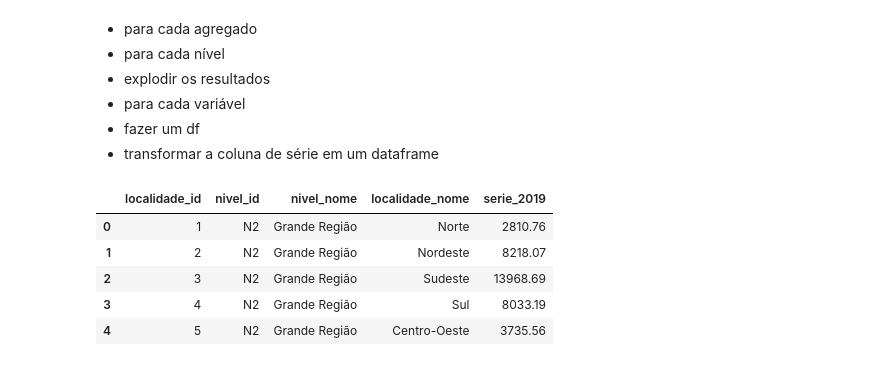
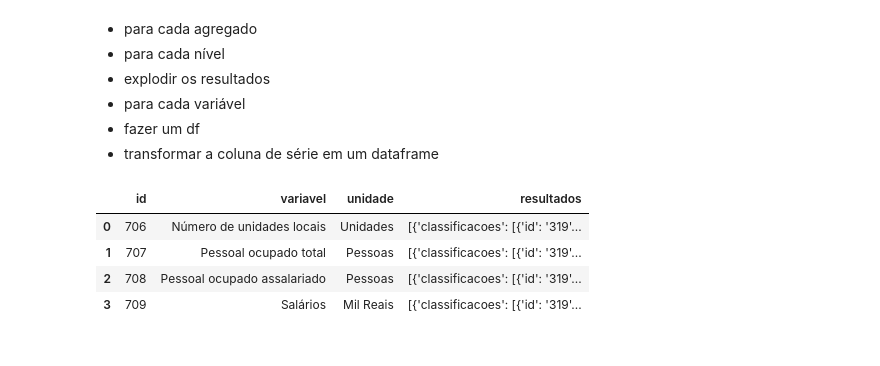
Before and after one commit to GDevigili/TCC-IBGE, a Jupyter notebook: src/datasets/agregados_carga.ipynb, the cells around one changed output. Saved outputs shown, nothing was run; the diff lists cells and outputs as text; code cells hidden in the pictures.

```diff
--- a/src/datasets/agregados_carga.ipynb
+++ b/src/datasets/agregados_carga.ipynb
@@ -146,14 +182,14 @@ df_metadata['classificacoes'][2];
 + fazer um df
 + transformar a coluna de série em um dataframe
 # %%
-agregado = 8418
+agregado = 1734
 nivel = 'N2' #[N2, N6, N3]	[N23, N132]
 url = f'https://servicodados.ibge.gov.br/api/v3/agregados/{agregado}/variaveis?localidades={nivel}[all]'
-make_df(make_df(get_request_json(url)).explode('resultados')['resultados'][0]['series'])
-# %% [output]
-|  | localidade_id | nivel_id | nivel_nome | localidade_nome | serie_2019 |
-| 0 | 1 | N2 | Grande Região | Norte | 2810.76 |
-| 1 | 2 | N2 | Grande Região | Nordeste | 8218.07 |
-| 2 | 3 | N2 | Grande Região | Sudeste | 13968.69 |
-| 3 | 4 | N2 | Grande Região | Sul | 8033.19 |
-| 4 | 5 | N2 | Grande Região | Centro-Oeste | 3735.56 |
+# %%
+make_df(get_request_json(url))
+# %% [output]
+|  | id | variavel | unidade | resultados |
+| 0 | 706 | Número de unidades locais | Unidades | [{'classificacoes': [{'id': '319'... |
+| 1 | 707 | Pessoal ocupado total | Pessoas | [{'classificacoes': [{'id': '319'... |
+| 2 | 708 | Pessoal ocupado assalariado | Pessoas | [{'classificacoes': [{'id': '319'... |
+| 3 | 709 | Salários | Mil Reais | [{'classificacoes': [{'id': '319'... |
```
Also changed, not shown: parts of 9 cells of this notebook.
